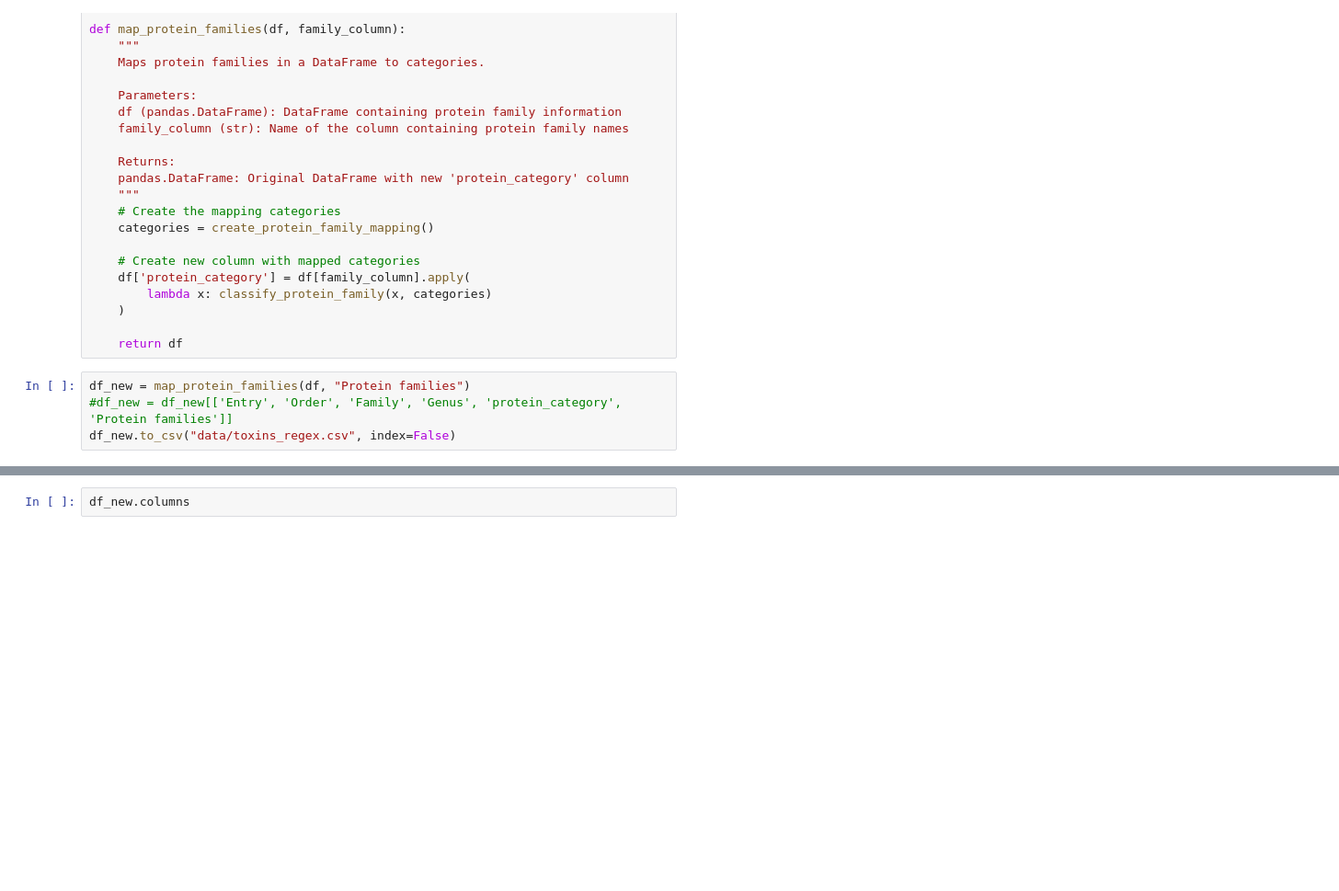
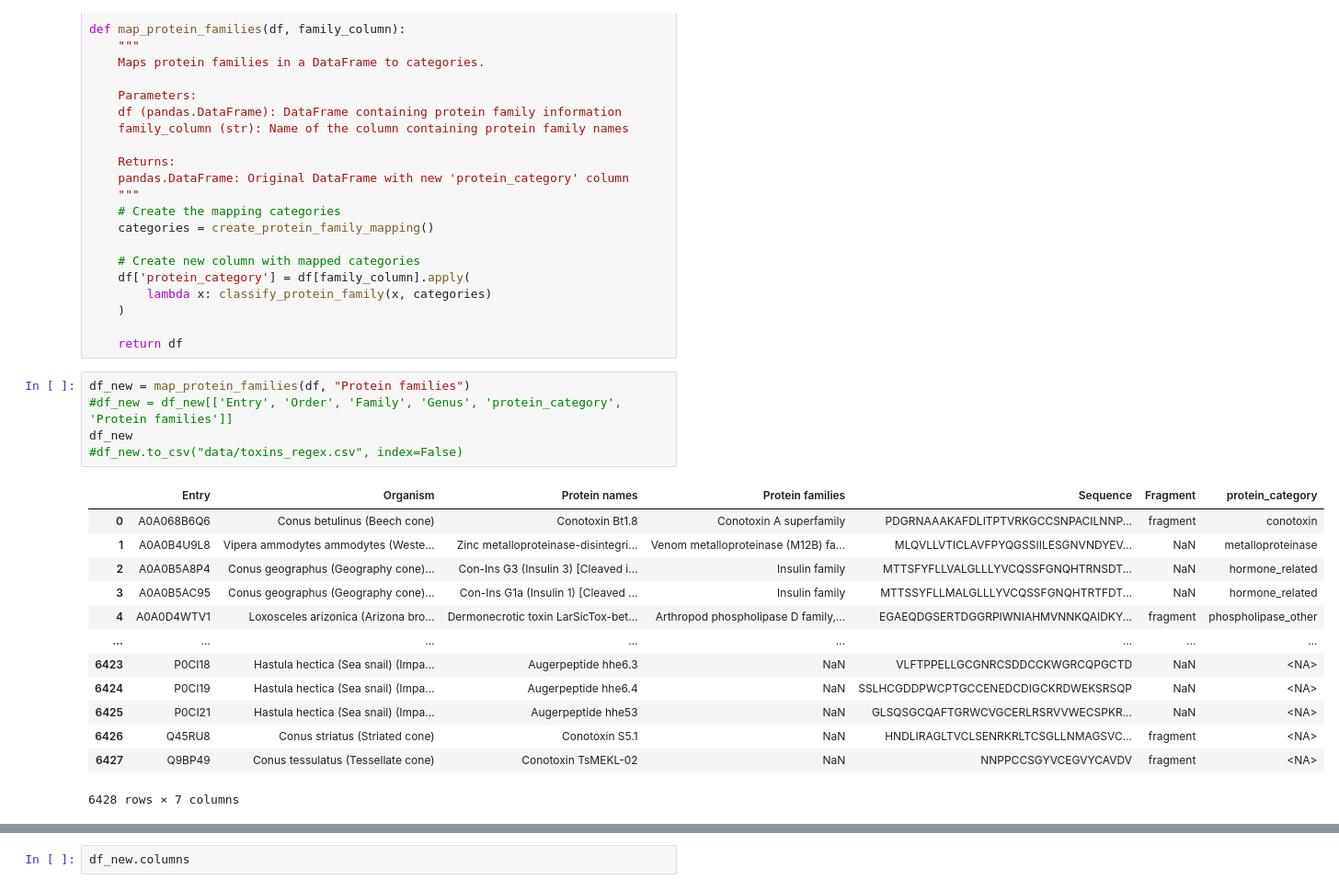
Before and after one commit to Sisistern123/ToxFam, a Jupyter notebook: process_toxin.ipynb, the cells around one changed output, grey strips where cells are left out. Shown at 92% size. Drawn from its saved outputs; the diff is of its cells as text; blank space fills up the shorter version.

```diff
--- a/process_toxin.ipynb
+++ b/process_toxin.ipynb
@@ -180,4 +195,19 @@ def map_protein_families(df, family_column):
 # %%
 df_new = map_protein_families(df, "Protein families")
 #df_new = df_new[['Entry', 'Order', 'Family', 'Genus', 'protein_category', 'Protein families']]
-df_new.to_csv("data/toxins_regex.csv", index=False)
+df_new
+#df_new.to_csv("data/toxins_regex.csv", index=False)
+# %% [output]
+|  | Entry | Organism | Protein names | Protein families | Sequence | Fragment | protein_category |
+| 0 | A0A068B6Q6 | Conus betulinus (Beech cone) | Conotoxin Bt1.8 | Conotoxin A superfamily | PDGRNAAAKAFDLITPTVRKGCCSNPACILNNP... | fragment | conotoxin |
+| 1 | A0A0B4U9L8 | Vipera ammodytes ammodytes (Weste... | Zinc metalloproteinase-disintegri... | Venom metalloproteinase (M12B) fa... | MLQVLLVTICLAVFPYQGSSIILESGNVNDYEV... | NaN | metalloproteinase |
+| 2 | A0A0B5A8P4 | Conus geographus (Geography cone)... | Con-Ins G3 (Insulin 3) [Cleaved i... | Insulin family | MTTSFYFLLVALGLLLYVCQSSFGNQHTRNSDT... | NaN | hormone_related |
+| 3 | A0A0B5AC95 | Conus geographus (Geography cone)... | Con-Ins G1a (Insulin 1) [Cleaved ... | Insulin family | MTTSSYFLLMALGLLLYVCQSSFGNQHTRTFDT... | NaN | hormone_related |
+| 4 | A0A0D4WTV1 | Loxosceles arizonica (Arizona bro... | Dermonecrotic toxin LarSicTox-bet... | Arthropod phospholipase D family,... | EGAEQDGSERTDGGRPIWNIAHMVNNKQAIDKY... | fragment | phospholipase_other |
+| ... | ... | ... | ... | ... | ... | ... | ... |
+| 6423 | P0CI18 | Hastula hectica (Sea snail) (Impa... | Augerpeptide hhe6.3 | NaN | VLFTPPELLGCGNRCSDDCCKWGRCQPGCTD | NaN | <NA> |
+| 6424 | P0CI19 | Hastula hectica (Sea snail) (Impa... | Augerpeptide hhe6.4 | NaN | SSLHCGDDPWCPTGCCENEDCDIGCKRDWEKSRSQP | NaN | <NA> |
+| 6425 | P0CI21 | Hastula hectica (Sea snail) (Impa... | Augerpeptide hhe53 | NaN | GLSQSGCQAFTGRWCVGCERLRSRVVWECSPKR... | NaN | <NA> |
+| 6426 | Q45RU8 | Conus striatus (Striated cone) | Conotoxin S5.1 | NaN | HNDLIRAGLTVCLSENRKRLTCSGLLNMAGSVC... | fragment | <NA> |
+| 6427 | Q9BP49 | Conus tessulatus (Tessellate cone) | Conotoxin TsMEKL-02 | NaN | NNPPCCSGYVCEGVYCAVDV | fragment | <NA> |
+6428 rows × 7 columns
```
Also changed, not shown: parts of 2 cells of this notebook, 9 other files.
